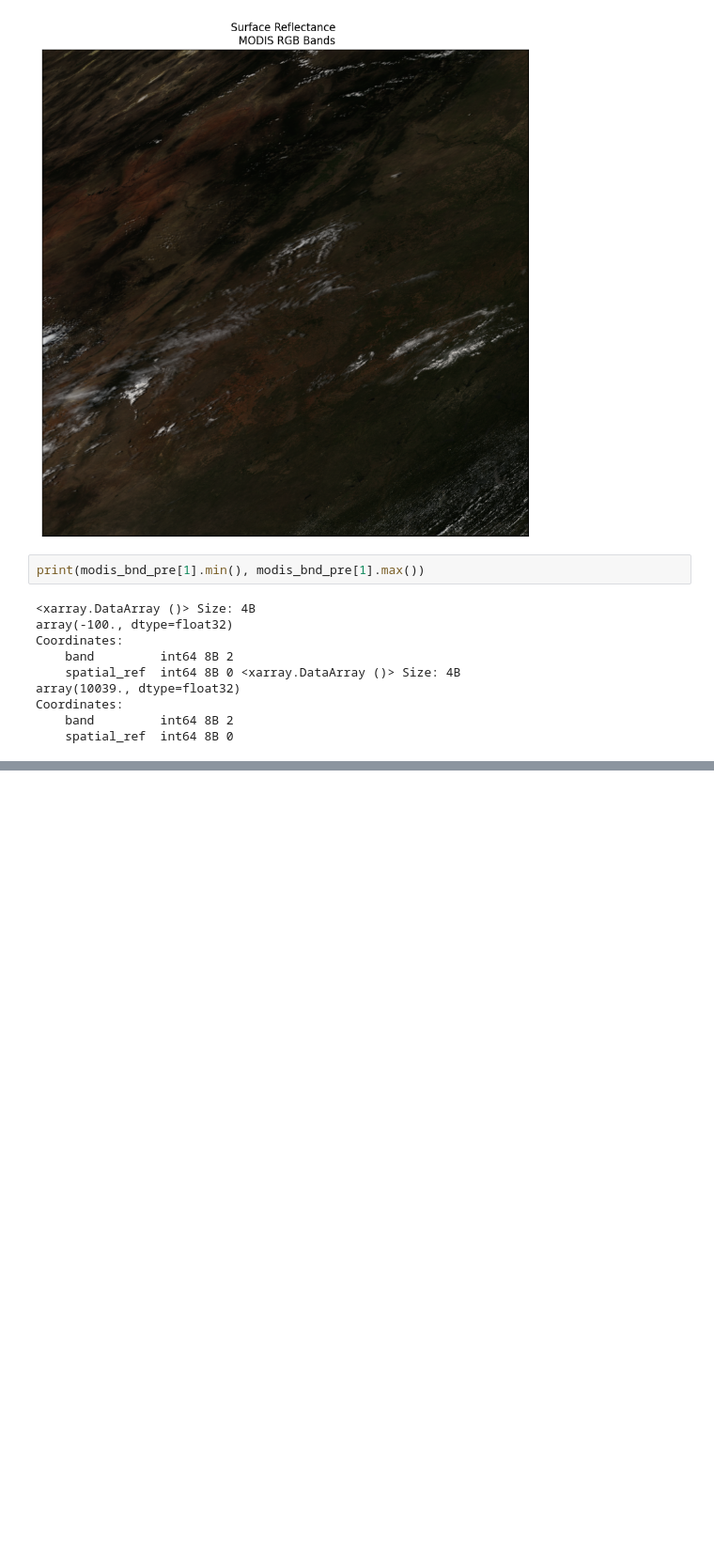
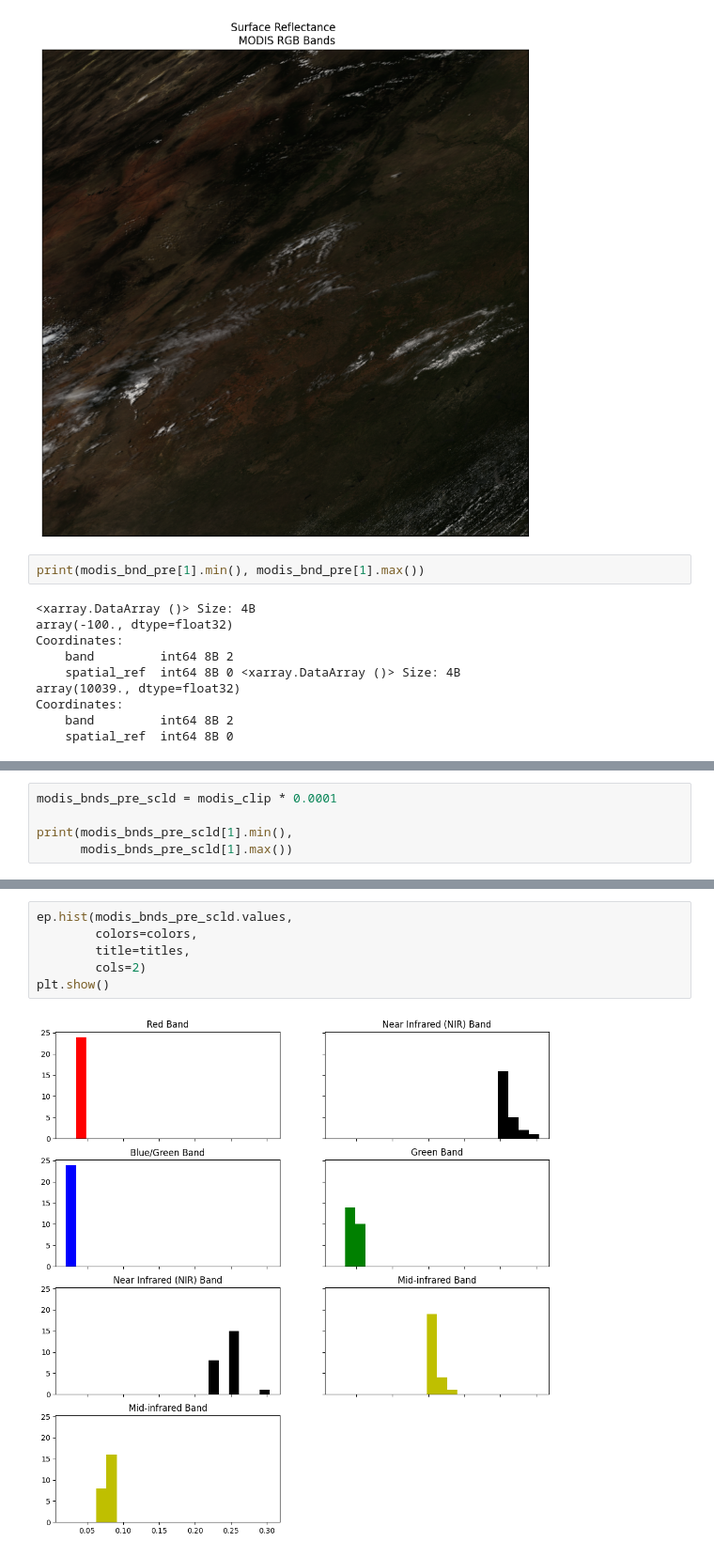
Before and after one commit to TC-YP/gisc606-lab6, a Jupyter notebook: modis.ipynb, the cells around one changed output, grey strips where cells are left out. Shown at 94% size. Drawn from its saved outputs; the diff is of its cells as text; blank space fills up the shorter version.

```diff
--- a/modis.ipynb
+++ b/modis.ipynb
@@ -86,0 +132,5 @@ extet
+# %%
+modis_bnds_pre_scld = modis_clip * 0.0001
+
+print(modis_bnds_pre_scld[1].min(),
+      modis_bnds_pre_scld[1].max())
@@ -86,0 +147,8 @@ extet
+# %%
+ep.hist(modis_bnds_pre_scld.values,
+        colors=colors,
+        title=titles,
+        cols=2)
+plt.show()
+# %% [output]
+[figure, added]
```
Also changed, not shown: parts of 6 cells of this notebook.
